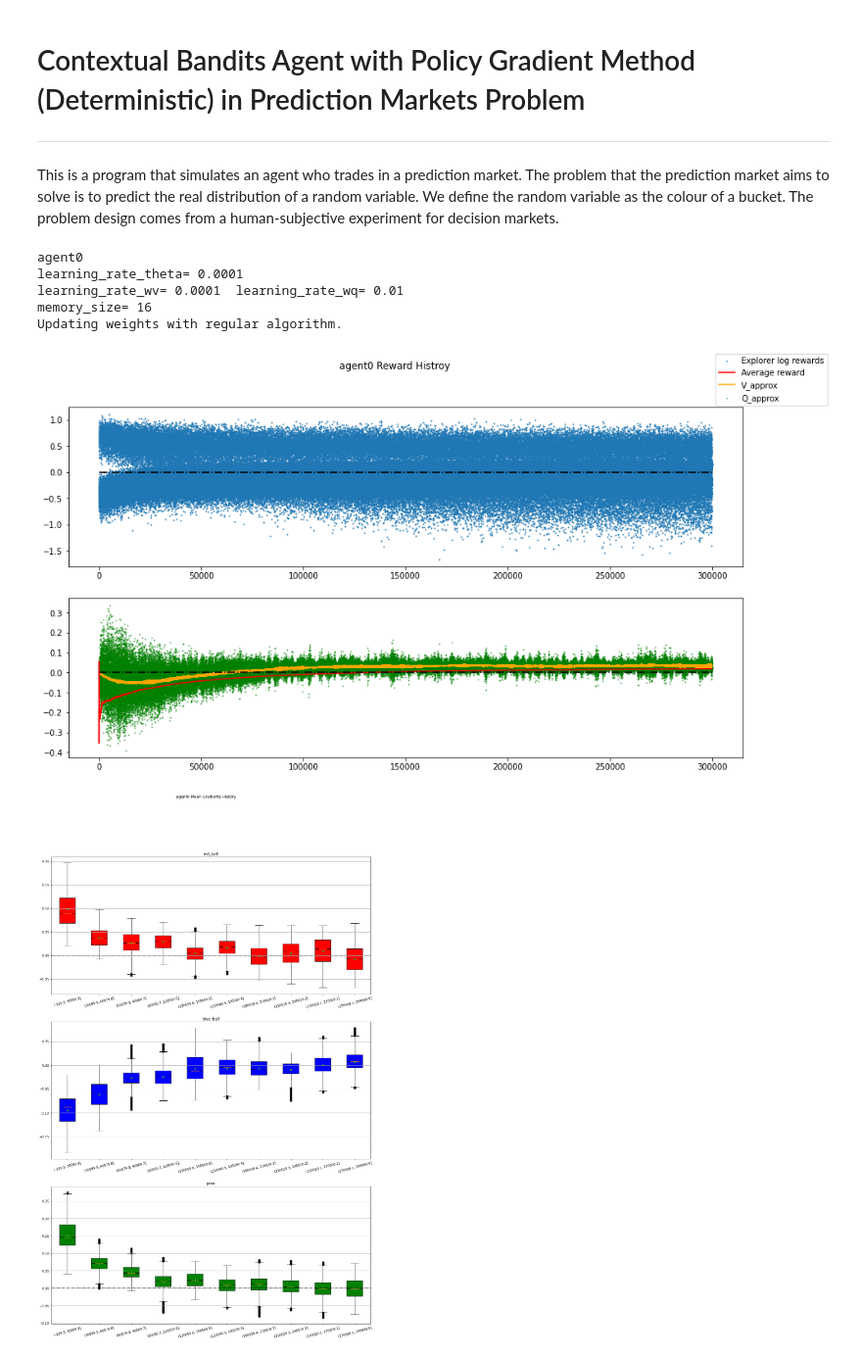
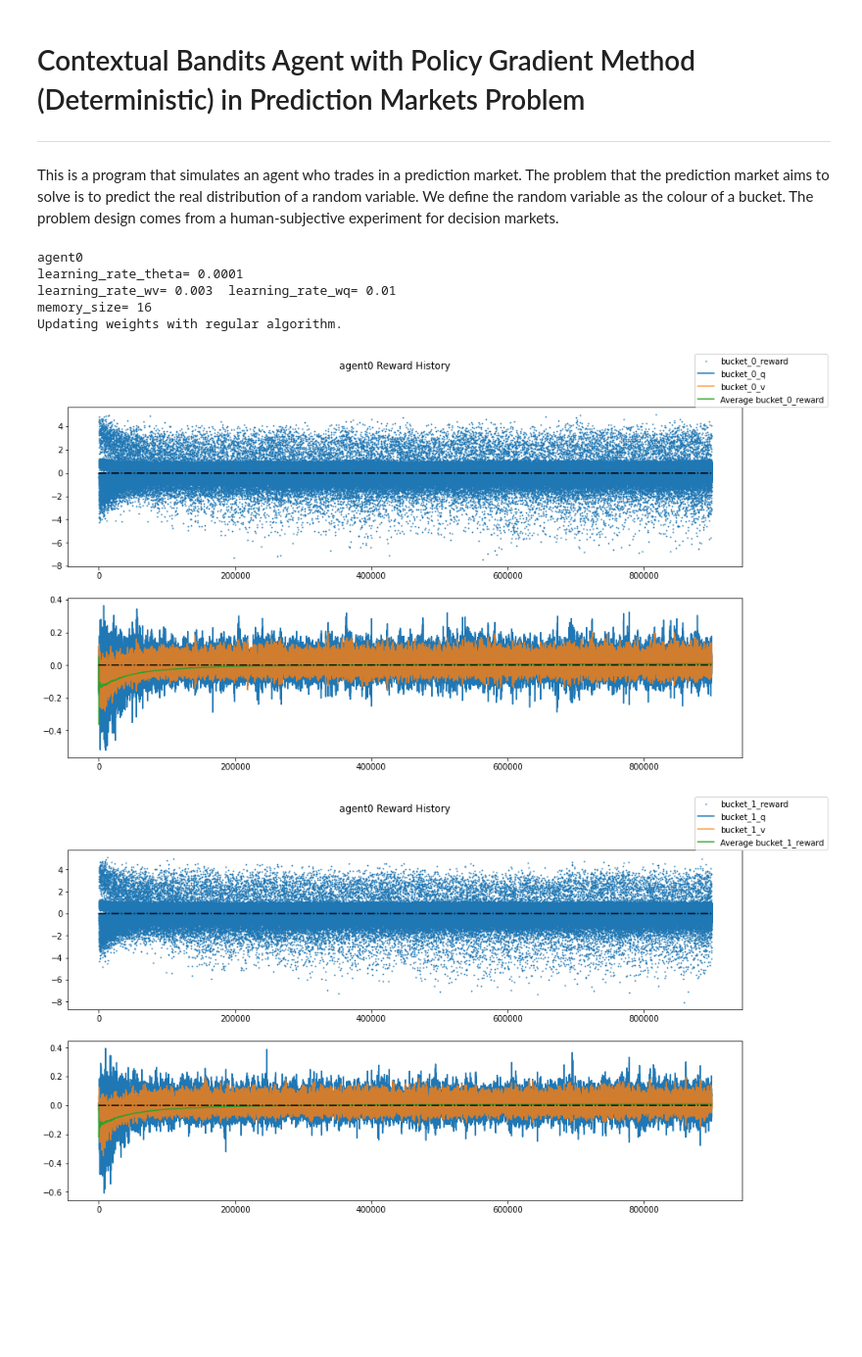
Before and after one commit to realwenlongwang/contexutal-bandits-with-peer-prediction-for-decision-making, a Jupyter notebook: Deterministic_Gradient_Bandit_with_Continous_Action_Space.ipynb, the cells around one changed output. Shown at 98% size. Saved outputs shown, nothing was run; the diff lists cells and outputs as text; code cells hidden in the pictures; blank space fills up the shorter version.

```diff
--- a/Deterministic_Gradient_Bandit_with_Continous_Action_Space.ipynb
+++ b/Deterministic_Gradient_Bandit_with_Continous_Action_Space.ipynb
@@ -10,29 +11,36 @@ from main import deterministic_training_notebook
 # %%
+feature_num = 3
+action_num = 2
 learning_rate_theta = 1e-4
-decay_rate = 0 #0.001
-learning_rate_wv = 1e-4
+decay_rate = 0  # 0.001
+learning_rate_wv = 3e-3
 learning_rate_wq = 1e-2
 memory_size = 16
 batch_size = 16
-training_episodes = 300000
+training_episodes = 900000
 beta1 = 0.9
 beta2 = 0.9999
+fixed_std = 0.3
 # Algorithm: adam, momentum, regular
 algorithm = 'regular'
 # Bucket parameters
-prior_red_list = [3/4, 1/4]
-pr_red_ball_red_bucket = 2/3
-pr_red_ball_blue_bucket = 1/3
-agent_num=1
-action_num=1
+prior_red_list = [3 / 4, 1 / 4]
+pr_red_ball_red_bucket = 2 / 3
+pr_red_ball_blue_bucket = 1 / 3
+agent_num = 1
 
-agent_list = deterministic_training_notebook(learning_rate_theta, learning_rate_wv, learning_rate_wq,
-                memory_size, batch_size, training_episodes,
-                decay_rate, beta1, beta2, algorithm, pr_red_ball_red_bucket,
-                pr_red_ball_blue_bucket, prior_red_list, agent_num, explorer_learning=False, fixed_std=0.3)
+explorer_learning = False
+decision_rule = DecisionRule.STOCHASTIC
+preferred_colour_pr_list = [0.8, 0.2]
+
+agent_list = deterministic_training_notebook(feature_num, action_num, learning_rate_theta, learning_rate_wv, learning_rate_wq,
+                                             memory_size, batch_size, training_episodes,
+                                             decay_rate, beta1, beta2, algorithm, pr_red_ball_red_bucket,
+                                             pr_red_ball_blue_bucket, prior_red_list, agent_num,
+                                             explorer_learning, fixed_std, decision_rule, preferred_colour_pr_list)
 # %% [output]
 agent0
 learning_rate_theta= 0.0001
-learning_rate_wv= 0.0001  learning_rate_wq= 0.01
+learning_rate_wv= 0.003  learning_rate_wq= 0.01
 memory_size= 16
 Updating weights with regular algorithm.
@@ -57,10 +47,10 @@ Updating weights with regular algorithm.
 # %%
 for agent in agent_list:
     agent.reward_history_plot()
     agent.mean_gradients_history_plot()
     agent.mean_gradients_successive_dot_product_plot()
-    agent.mean_history_plot()
+#     agent.mean_history_plot()
     agent.mean_weights_history_plot()
 # %% [output]
-[figure, old version]
+[figure, new version]
-[figure, old version]
+[figure, new version]
```
Also changed, not shown: parts of 3 cells of this notebook, 6 other files.
